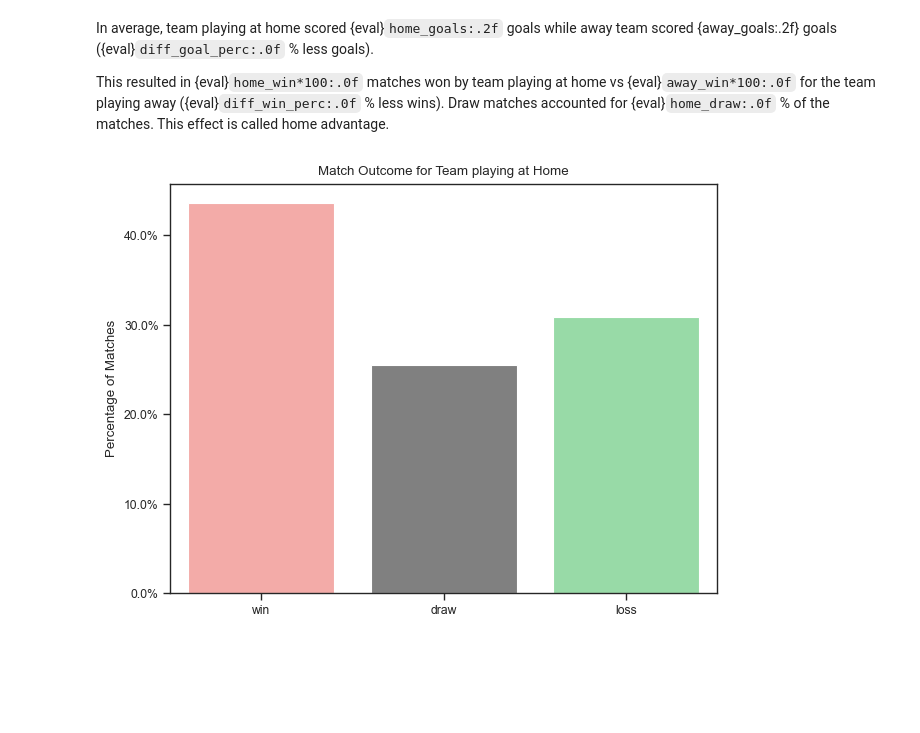
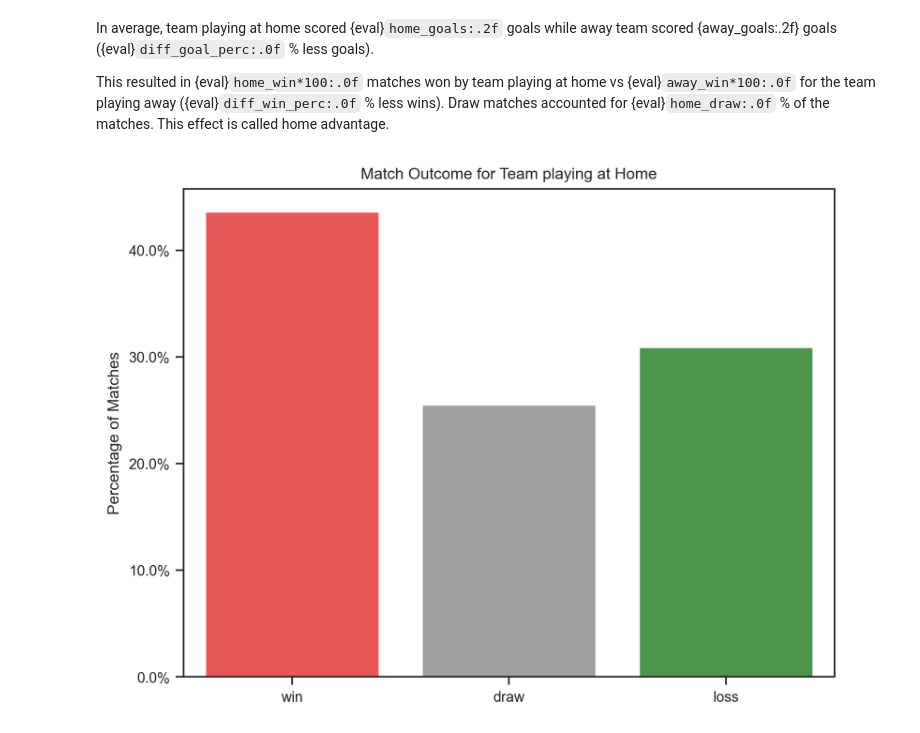
Before and after one commit to mathisdrn/head_coach_dismissal, a Jupyter notebook: src/02 Exploratory data analysis.ipynb, the cells around one changed output. Saved outputs shown, nothing was run; the diff lists cells and outputs as text; code cells hidden in the pictures; blank space fills up the shorter version.

Commit message:
feat: figure dpi

```diff
--- a/src/02 Exploratory data analysis.ipynb
+++ b/src/02 Exploratory data analysis.ipynb
@@ -7,13 +7,11 @@ import pandas as pd
 from math import floor
 import matplotlib.pyplot as plt
 import matplotlib.ticker as mticker
-import matplotlib.dates as mdates
-import matplotlib.colors as mcolors
-import matplotlib.cm as cm
 import seaborn as sns
-
-sns.set_theme(context = 'paper', style = 'ticks', palette = 'pastel', color_codes=True)
-plt.rcParams['figure.autolayout'] = True
+# %%
+sns.set_theme(context = 'paper', style = 'ticks', palette = 'deep', color_codes = True)
+plt.rcParams['figure.autolayout'] = True
+plt.rcParams['figure.dpi'] = 300
 # %% [markdown]
 ### EDA of match_results
 # %%
@@ -96,13 +94,12 @@ In average, team playing at home scored {eval}`home_goals:.2f` goals while away
 This resulted in {eval}`home_win*100:.0f` matches won by team playing at home vs {eval}`away_win*100:.0f` for the team playing away ({eval}`diff_win_perc:.0f` % less wins). Draw matches accounted for {eval}`home_draw:.0f` % of the matches. This effect is called home advantage.
 # %%
 #| label: venue_effect
-# Match outcome versus venue
 plt.figure()
 sns.countplot(data=match_results[match_results['isHome']], x='Result', hue = "Result",
-               order = ['win', 'draw', 'loss'], stat = 'proportion', palette = ['g', 'gray', 'r'])
+               order = ['win', 'draw', 'loss'], stat = 'proportion', palette = ['green', 'gray', 'red'], alpha = 0.75)
 plt.title('Match Outcome for Team playing at Home')
 plt.xlabel('')
 plt.ylabel('Percentage of Matches')
 plt.gca().yaxis.set_major_formatter(mticker.PercentFormatter(xmax=1))
 # %% [output]
-[figure, old version]
+[figure, new version]
```
Also changed, not shown: parts of 1 cell of this notebook, 1 other file.
